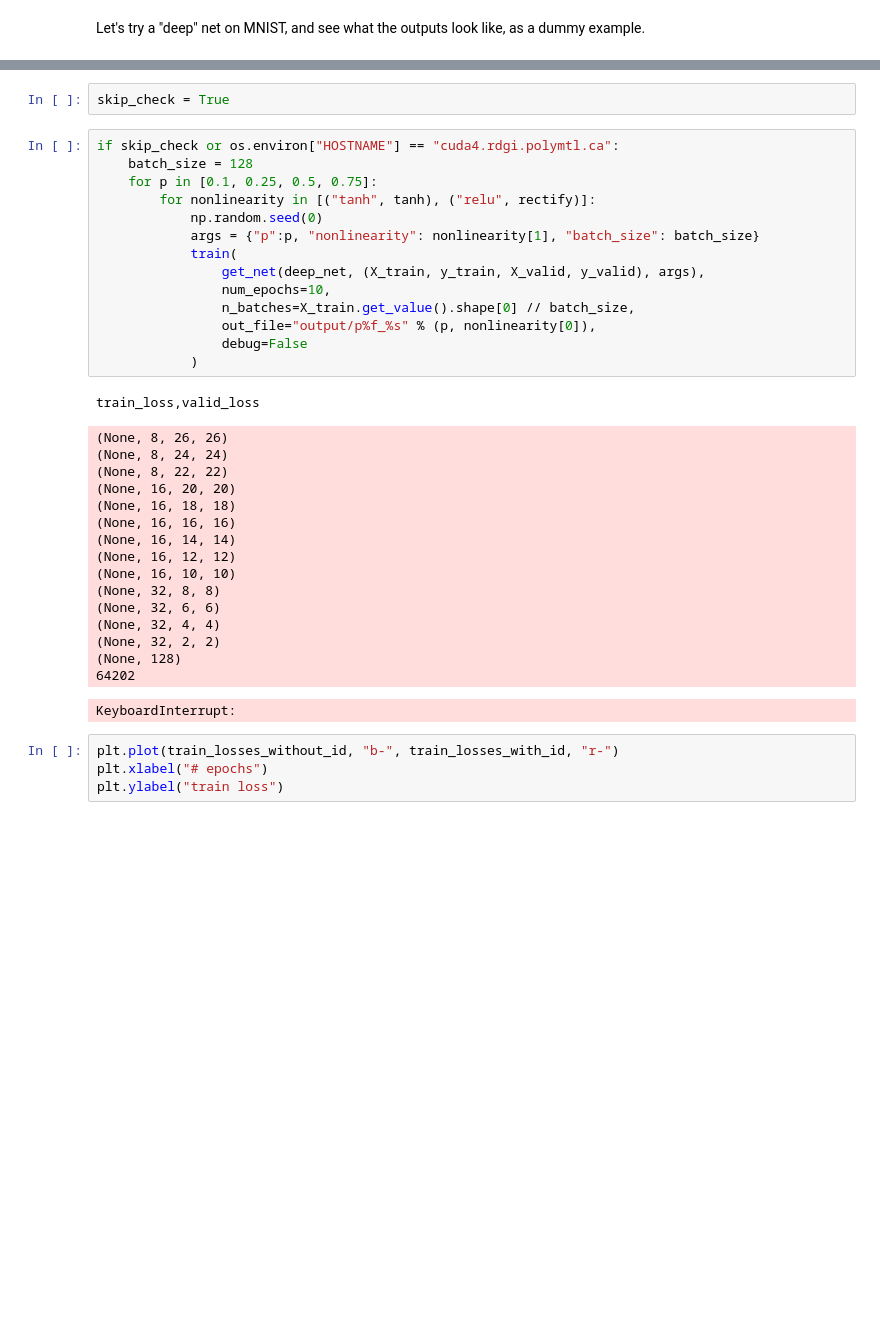
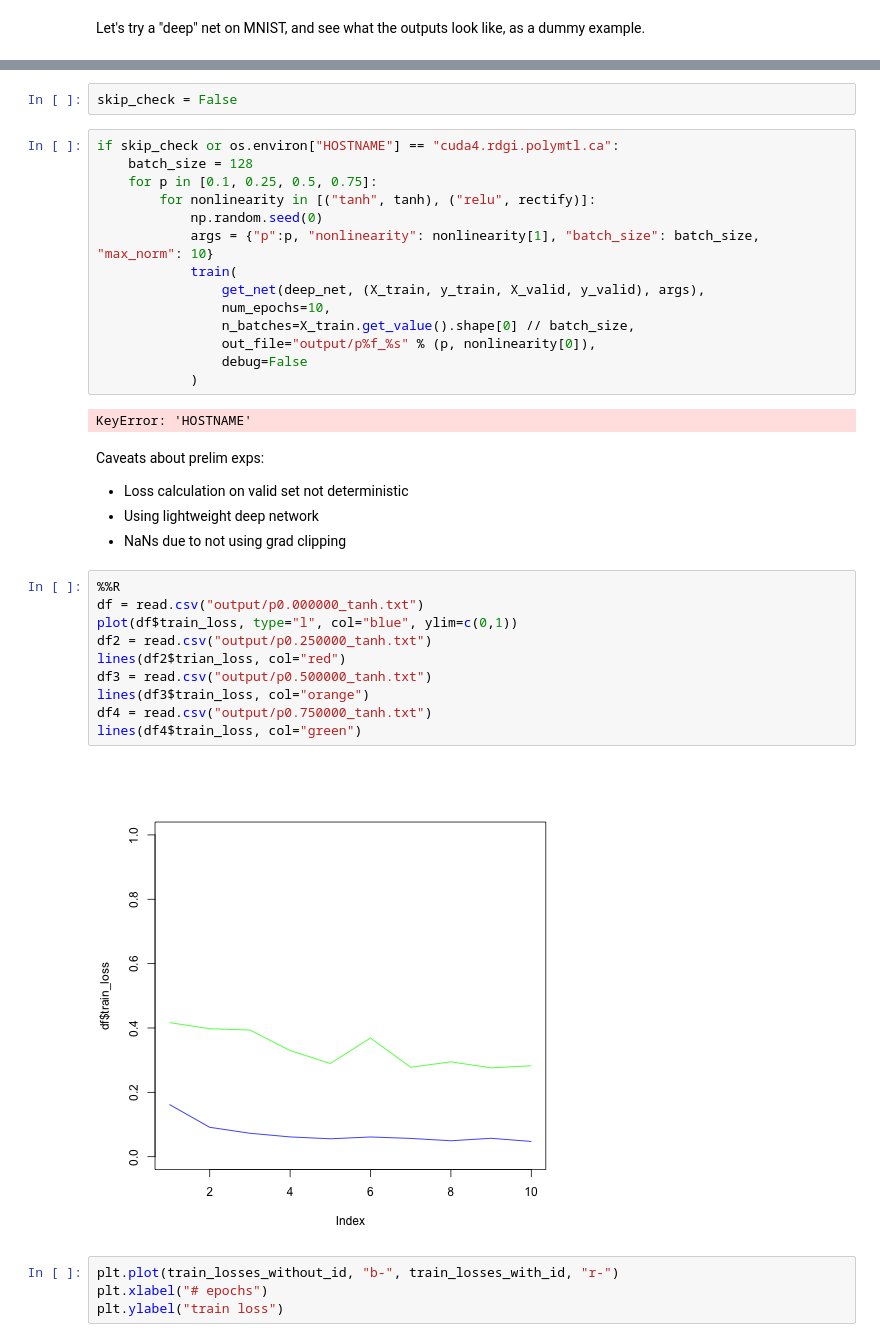
Before and after one commit to christopher-beckham/msc, a Jupyter notebook: experiments/lasagne_additions/skip_layers.ipynb, the cells around one changed output, grey strips where cells are left out. Cells and saved outputs as stored; diff of their text form; blank space fills up the shorter version.

Commit message:
updates for next batch of exps

```diff
--- a/experiments/lasagne_additions/skip_layers.ipynb
+++ b/experiments/lasagne_additions/skip_layers.ipynb
@@ -340,14 +345,14 @@ epoch,train_loss,valid_loss,time
 (None, 128)
 98442
 # %%
-skip_check = True
+skip_check = False
 # %%
 if skip_check or os.environ["HOSTNAME"] == "cuda4.rdgi.polymtl.ca":
     batch_size = 128
     for p in [0.1, 0.25, 0.5, 0.75]:
         for nonlinearity in [("tanh", tanh), ("relu", rectify)]:
             np.random.seed(0)
-            args = {"p":p, "nonlinearity": nonlinearity[1], "batch_size": batch_size}
+            args = {"p":p, "nonlinearity": nonlinearity[1], "batch_size": batch_size, "max_norm": 10}
             train(
                 get_net(deep_net, (X_train, y_train, X_valid, y_valid), args),
                 num_epochs=10,
@@ -356,23 +361,24 @@ if skip_check or os.environ["HOSTNAME"] == "cuda4.rdgi.polymtl.ca":
                 debug=False
             )
 # %% [output]
-train_loss,valid_loss
+KeyError: 'HOSTNAME'
-(None, 8, 26, 26)
-(None, 8, 24, 24)
-(None, 8, 22, 22)
-(None, 16, 20, 20)
-(None, 16, 18, 18)
-(None, 16, 16, 16)
-(None, 16, 14, 14)
-(None, 16, 12, 12)
-(None, 16, 10, 10)
-(None, 32, 8, 8)
-(None, 32, 6, 6)
-(None, 32, 4, 4)
-(None, 32, 2, 2)
-(None, 128)
-64202
-KeyboardInterrupt:
+# %% [markdown]
+Caveats about prelim exps:
+* Loss calculation on valid set not deterministic
+* Using lightweight deep network
+* NaNs due to not using grad clipping
+# %%
+%%R
+df = read.csv("output/p0.000000_tanh.txt")
+plot(df$train_loss, type="l", col="blue", ylim=c(0,1))
+df2 = read.csv("output/p0.250000_tanh.txt")
+lines(df2$trian_loss, col="red")
+df3 = read.csv("output/p0.500000_tanh.txt")
+lines(df3$train_loss, col="orange")
+df4 = read.csv("output/p0.750000_tanh.txt")
+lines(df4$train_loss, col="green")
+# %% [output]
+[figure, added]
 # %%
 plt.plot(train_losses_without_id, "b-", train_losses_with_id, "r-")
 plt.xlabel("# epochs")
```
Also changed, not shown: parts of 15 cells of this notebook, 1 other file.
